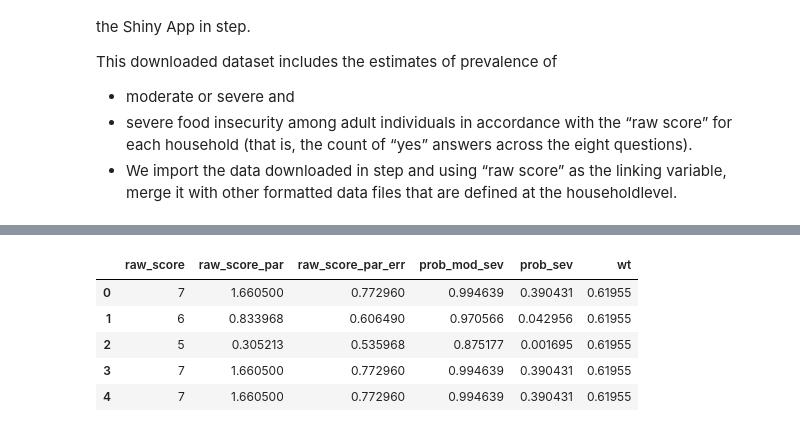
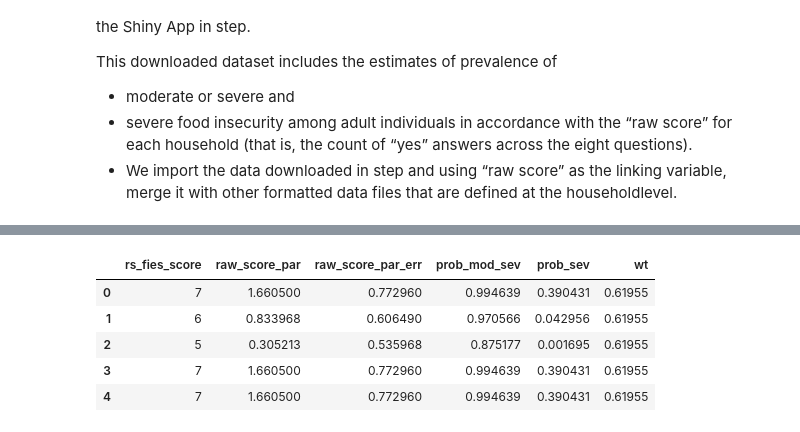
Before and after one commit to decorouz/Food_Insecurity_Indicators_Analysis, a Jupyter notebook: FIES/MISC_NG_6/notebooks/2_rasch_model.ipynb, the cells around one changed output, grey strips where cells are left out. Drawn from its saved outputs; the diff is of its cells as text; code cells hidden in the pictures.

```diff
--- a/FIES/MISC_NG_6/notebooks/2_rasch_model.ipynb
+++ b/FIES/MISC_NG_6/notebooks/2_rasch_model.ipynb
@@ -806,11 +794,14 @@ fies_rs_level.head()
 # %%
 # Replace dot in column names with under_score
 # Remove dots at the end of column names
 fies_rs_level.columns = fies_rs_level.columns.str.rstrip('.').str.lower()
 fies_rs_level = fies_rs_level.rename(columns=lambda col: col.replace(".", "_"))
+
+#Rename the `raw_score` column
+fies_rs_level.rename(columns={"raw_score": "rs_fies_score"}, inplace=True)
 fies_rs_level.head()
 # %% [output]
-|  | raw_score | raw_score_par | raw_score_par_err | prob_mod_sev | prob_sev | wt |
+|  | rs_fies_score | raw_score_par | raw_score_par_err | prob_mod_sev | prob_sev | wt |
 | 0 | 7 | 1.660500 | 0.772960 | 0.994639 | 0.390431 | 0.61955 |
 | 1 | 6 | 0.833968 | 0.606490 | 0.970566 | 0.042956 | 0.61955 |
 | 2 | 5 | 0.305213 | 0.535968 | 0.875177 | 0.001695 | 0.61955 |
```
Also changed, not shown: parts of 5 cells of this notebook.
